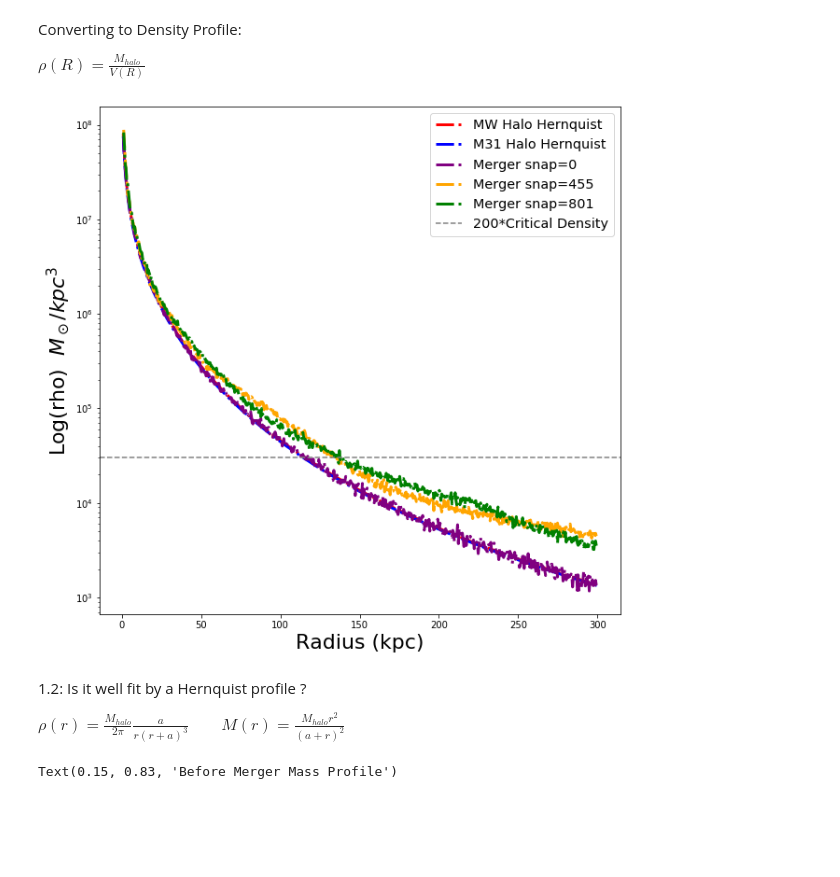
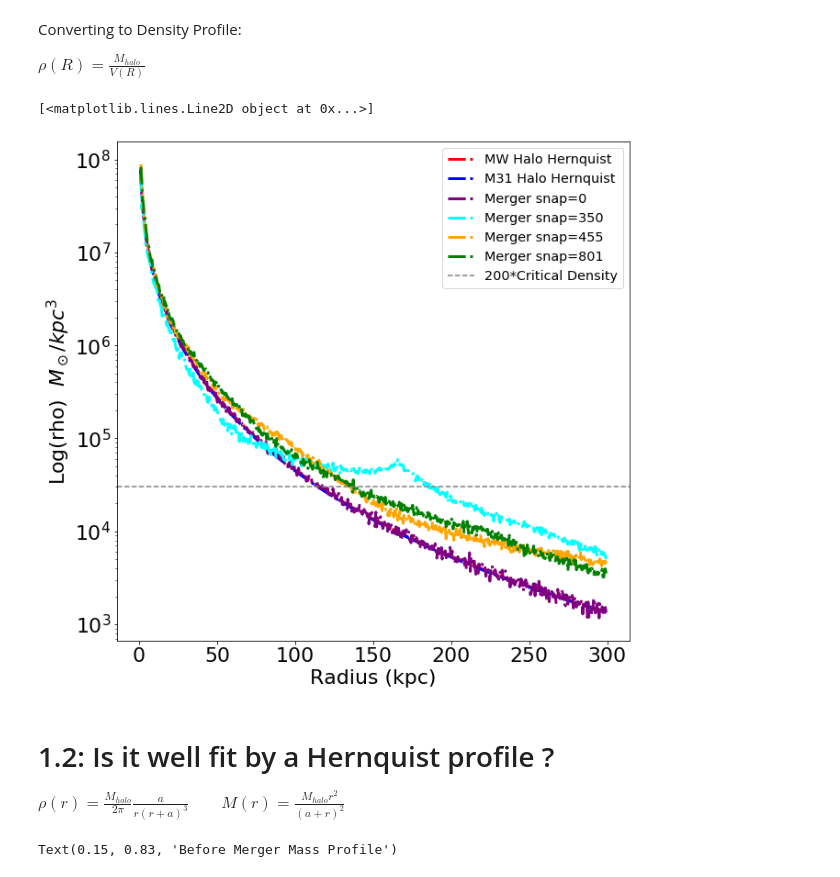
Before and after one commit to yuanjea/400B_hew, a Jupyter notebook: ResearchAssignment/ResearchAssignment5/ASTR400B_ResearchAssignment5.ipynb, the cells around one changed output. Saved outputs shown, nothing was run; the diff lists cells and outputs as text; code cells hidden in the pictures; blank space fills up the shorter version.

Commit message:
time = 5.5 Gyr Scale Length Plot

```diff
--- a/ResearchAssignment/ResearchAssignment5/ASTR400B_ResearchAssignment5.ipynb
+++ b/ResearchAssignment/ResearchAssignment5/ASTR400B_ResearchAssignment5.ipynb
@@ -39,8 +37,9 @@ Plan: Locate the time of the merger event(6.5 Gyr from HW#6), identify the snapn
 # Using HighRes files
 
 # Before Collision (Both MW and M31 would be yield the same result so just pick MW)
-MP_0 = MassProfile("MW",0)
-# During Collision
+MP_0 = MassProfile("MW",0) # from Homework #5
+# During Collisions
+MP_1a = MassProfileMerger("MW", "M31", 350)
 MP_1 = MassProfileMerger("MW","M31",455)
 # After Collision
 MP_2 = MassProfileMerger("MW","M31",801)
@@ -49,11 +48,12 @@ MP_2 = MassProfileMerger("MW","M31",801)
 R = np.arange(1,300,0.5)
 # %%
 # Mass Profile of Halo
-# creating an intance of MassProfile and MassProfileMerger functions
+# creating an intance of MassProfile and MassProfileMerger classes
 
 # Before Collision
 Mhalo_0 = MP_0.MassEnclosed(1,R)
-# During Collision
+# During Collisions
+Mhalo_1a = MP_1a.MassEnclosed(1,R)
 Mhalo_1 = MP_1.MassEnclosed(1,R)
 # After Collision
 Mhalo_2 = MP_2.MassEnclosed(1,R)
@@ -101,41 +101,47 @@ plt.semilogy(R,Hernquist(R,a_MW,MW_Mhalo), color='red', linestyle="-.",linewidth
 # Hernquist Profile for M31
 a_M31 = 62 #(obtained from HW#5)
 M31_Mhalo = 1.921e12*u.Msun #(obtained from HW#3)
 plt.semilogy(R,Hernquist(R,a_M31,M31_Mhalo), color='blue', linestyle="-.",linewidth=3, label='M31 Halo Hernquist')
 
 # Local Density Profile for Halo Merger Remnant
 # Before Collision
-plt.semilogy((R[1:]+R[:-1])/2.0,(Mhalo_0[1:]-Mhalo_0[:-1])/((4/3)*np.pi*(R[1:]**3-R[:-1]**3)), color='purple', linestyle="-.",linewidth=3, label='Merger snap=0')
-# During Collision
-plt.semilogy((R[1:]+R[:-1])/2.0,(Mhalo_1[1:]-Mhalo_1[:-1])/((4/3)*np.pi*(R[1:]**3-R[:-1]**3)), color='orange', linestyle="-.",linewidth=3, label='Merger snap=455')
+BC = plt.semilogy((R[1:]+R[:-1])/2.0,(Mhalo_0[1:]-Mhalo_0[:-1])/((4/3)*np.pi*(R[1:]**3-R[:-1]**3)), color='purple', linestyle="-.",linewidth=3, label='Merger snap=0')
+# During Collisions
+DC_a = plt.semilogy((R[1:]+R[:-1])/2.0,(Mhalo_1a[1:]-Mhalo_1a[:-1])/((4/3)*np.pi*(R[1:]**3-R[:-1]**3)), color='cyan', linestyle="-.",linewidth=3, label='Merger snap=350')
+DC = plt.semilogy((R[1:]+R[:-1])/2.0,(Mhalo_1[1:]-Mhalo_1[:-1])/((4/3)*np.pi*(R[1:]**3-R[:-1]**3)), color='orange', linestyle="-.",linewidth=3, label='Merger snap=455')
 # After Collision
-plt.semilogy((R[1:]+R[:-1])/2.0,(Mhalo_2[1:]-Mhalo_2[:-1])/((4/3)*np.pi*(R[1:]**3-R[:-1]**3)), color='green', linestyle="-.",linewidth=3, label='Merger snap=801')
+AC = plt.semilogy((R[1:]+R[:-1])/2.0,(Mhalo_2[1:]-Mhalo_2[:-1])/((4/3)*np.pi*(R[1:]**3-R[:-1]**3)), color='green', linestyle="-.",linewidth=3, label='Merger snap=801')
 
 # 200*Critical Denisty
-plt.axhline(y=rho_crit*200, color = 'grey', linestyle="--", label = '200*Critical Density')
+CD = plt.axhline(y=rho_crit*200, color = 'grey', linestyle="--", label = '200*Critical Density')
 
+# axis limit
+# plt.xlim(110,150)
 
+#if (CD == BC):
+#    axvline(x=R, ymin=0, ymax=rho_crit*200)
 
 #adjust tick label font size
 label_size = 22
 matplotlib.rcParams['xtick.labelsize'] = label_size
 matplotlib.rcParams['ytick.labelsize'] = label_size
 
 
 # Add axis labels
 plt.xlabel('Radius (kpc)', fontsize=22)
 #plt.ylabel('Log(I)  $L_\odot/kpc^2$', fontsize=22)
 plt.ylabel('Log(rho)  $M_\odot/kpc^3$', fontsize=22)
 
 
 
 
 # add a legend with some customizations.
 legend = ax.legend(loc='upper right',fontsize='x-large')
 # %% [output]
+[<matplotlib.lines.Line2D object at 0x...>]
-[figure, old version]
+[figure, new version]
 # %% [markdown]
-1.2: Is it well fit by a Hernquist profile ?
+# 1.2: Is it well fit by a Hernquist profile ?
 
 
 $\rho(r) =  \frac{M_{halo}}{2\pi} \frac{a}{r(r+a)^3} \qquad M(r) =  \frac{M_{halo} r^2}{(a+r)^2}$
```
Also changed, not shown: parts of 3 cells of this notebook, 3 other files.
